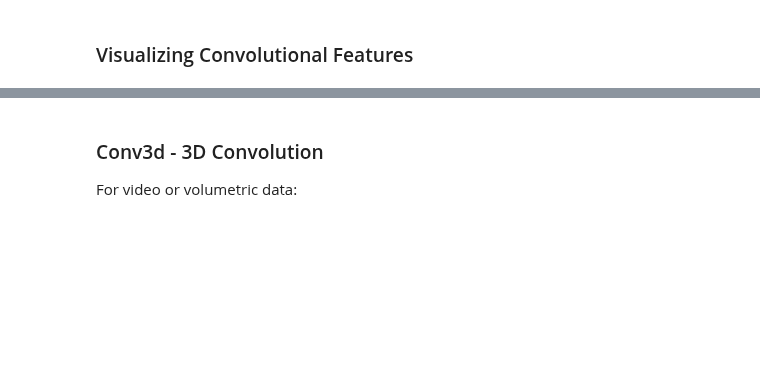
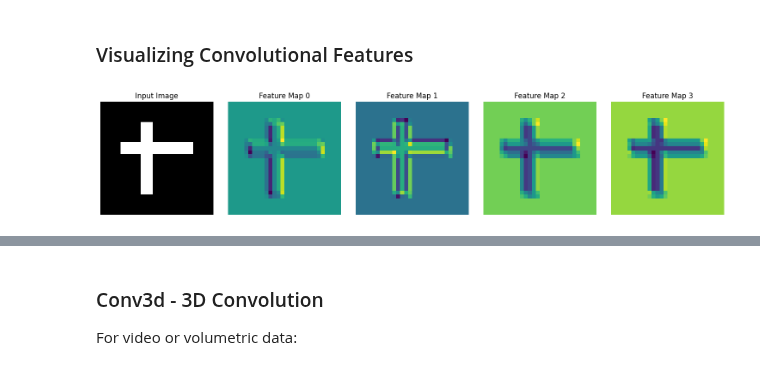
Before and after one commit to chaobrain/brainstate, a Jupyter notebook: docs/tutorials/neural_networks/02_basic_layers.ipynb, the cells around one changed output, grey strips where cells are left out. Saved outputs shown, nothing was run; the diff lists cells and outputs as text; code cells hidden in the pictures; blank space fills up the shorter version.

```diff
--- a/docs/tutorials/neural_networks/02_basic_layers.ipynb
+++ b/docs/tutorials/neural_networks/02_basic_layers.ipynb
@@ -158,6 +220,7 @@ print(f"Kernel shape: {conv2d.w.value.shape}")
 # %% [markdown]
 ### Visualizing Convolutional Features
 # %%
+
 # Create a simple image with a pattern
 def create_test_image():
     img = jnp.zeros((28, 28, 1))
@@ -167,32 +230,34 @@ def create_test_image():
     img = img.at[10:13, 5:23, 0].set(1.0)
     return img
 
 # Create and apply conv
 brainstate.random.seed(42)
 edge_conv = brainstate.nn.Conv2d(
-    in_channels=1,
+    in_size=(28, 28, 1),
     out_channels=4,
     kernel_size=(3, 3),
     padding='SAME'
 )
 
 test_img = create_test_image()
 features = edge_conv(test_img[None, ...])[0]  # Add/remove batch dim
 
 # Visualize
 fig, axes = plt.subplots(1, 5, figsize=(15, 3))
 
 # Original image
 axes[0].imshow(test_img[:, :, 0], cmap='gray')
 axes[0].set_title('Input Image')
 axes[0].axis('off')
 
 # Feature maps
 for i in range(4):
     axes[i+1].imshow(np.array(features[:, :, i]), cmap='viridis')
     axes[i+1].set_title(f'Feature Map {i}')
     axes[i+1].axis('off')
 
 plt.tight_layout()
 plt.show()
+# %% [output]
+[figure, added]
 # %% [markdown]
```
Also changed, not shown: parts of 23 cells of this notebook, 1 other file.
